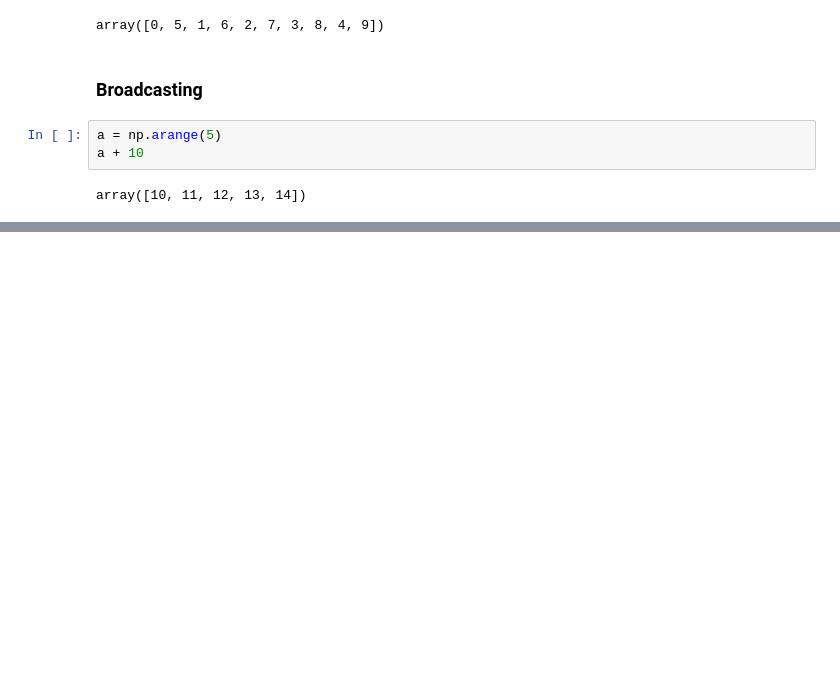
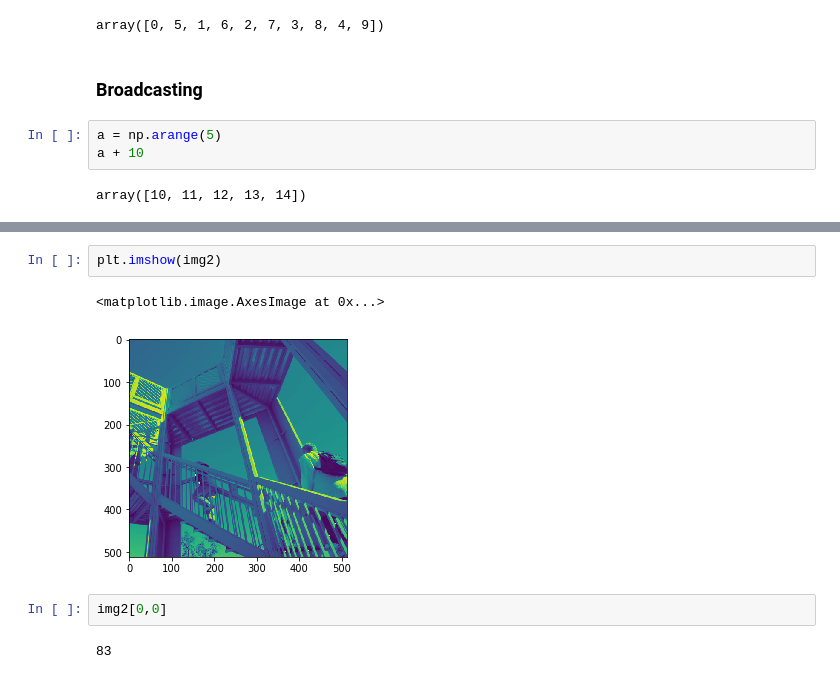
Before and after one commit to srikanthpragada/DS_06_APR_2020, a Jupyter notebook: numpy_demo.ipynb, the cells around one changed output, grey strips where cells are left out. Drawn from its saved outputs; the diff is of its cells as text; blank space fills up the shorter version.

```diff
--- a/numpy_demo.ipynb
+++ b/numpy_demo.ipynb
@@ -518,0 +567,9 @@ array([10, 11, 12, 13, 14])
+# %%
+plt.imshow(img2)
+# %% [output]
+<matplotlib.image.AxesImage at 0x...>
+[figure, added]
+# %%
+img2[0,0]
+# %% [output]
+83
```
Also changed, not shown: parts of 13 cells of this notebook, 1 other file.
